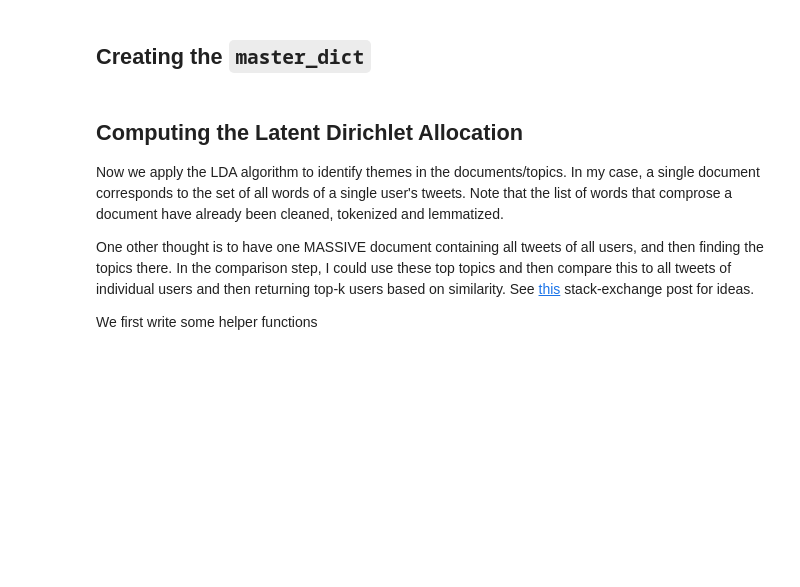
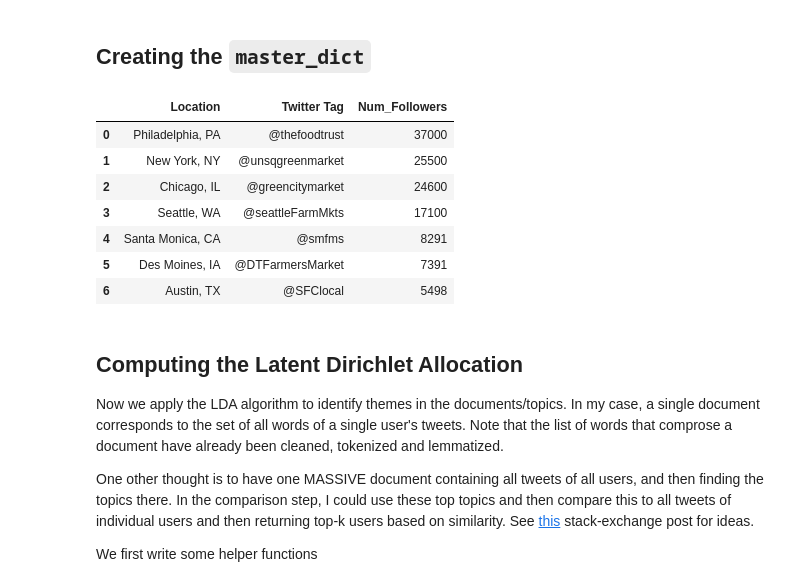
Before and after one commit to aditya-jaishankar/farmers-market, a Jupyter notebook: LDA.ipynb, the cells around one changed output. Saved outputs shown, nothing was run; the diff lists cells and outputs as text; code cells hidden in the pictures; blank space fills up the shorter version.

```diff
--- a/LDA.ipynb
+++ b/LDA.ipynb
@@ -254,6 +254,25 @@ def commercial_Q(feature_vector):
 # showing that it functions correctly.
 # %% [markdown]
 ## Creating the `master_dict`
+# %%
+# First we load the list of market names to be able to use the data files
+
+list_markets = pd.read_excel('./list_of_farmers_markets.xlsx')
+list_markets = list_markets.sort_values(by=['Num_Followers'], ascending=False)
+list_markets = list_markets.reset_index(drop=True)
+
+# Based on some data inspection, we remove portland, remove GrowNYC and Madison.
+list_markets = list_markets.drop([1, 4, 9]).reset_index(drop=True)
+list_markets.head(20)
+# %% [output]
+|  | Location | Twitter Tag | Num_Followers |
+| 0 | Philadelphia, PA | @thefoodtrust | 37000 |
+| 1 | New York, NY | @unsqgreenmarket | 25500 |
+| 2 | Chicago, IL | @greencitymarket | 24600 |
+| 3 | Seattle, WA | @seattleFarmMkts | 17100 |
+| 4 | Santa Monica, CA | @smfms | 8291 |
+| 5 | Des Moines, IA | @DTFarmersMarket | 7391 |
+| 6 | Austin, TX | @SFClocal | 5498 |
 # %%
 # with open('./data/all_tweets_dict.data', 'rb') as filehandle:
 #     all_tweets_data = pickle.load(filehandle)
```
Also changed, not shown: parts of 6 cells of this notebook, 6 other files.
